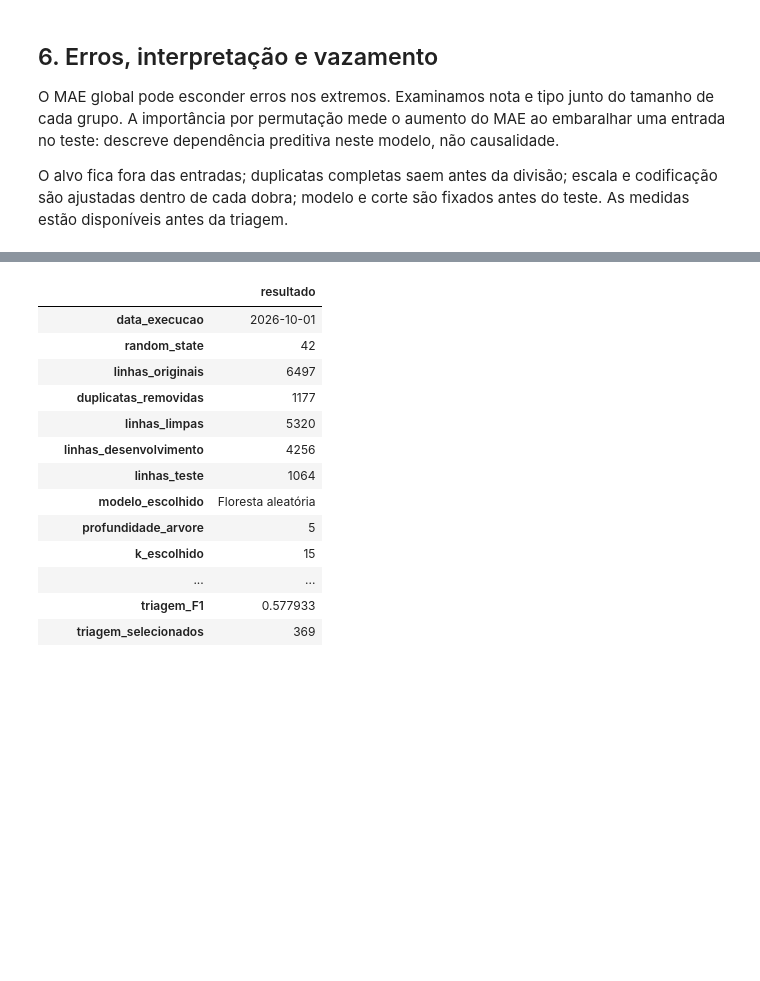
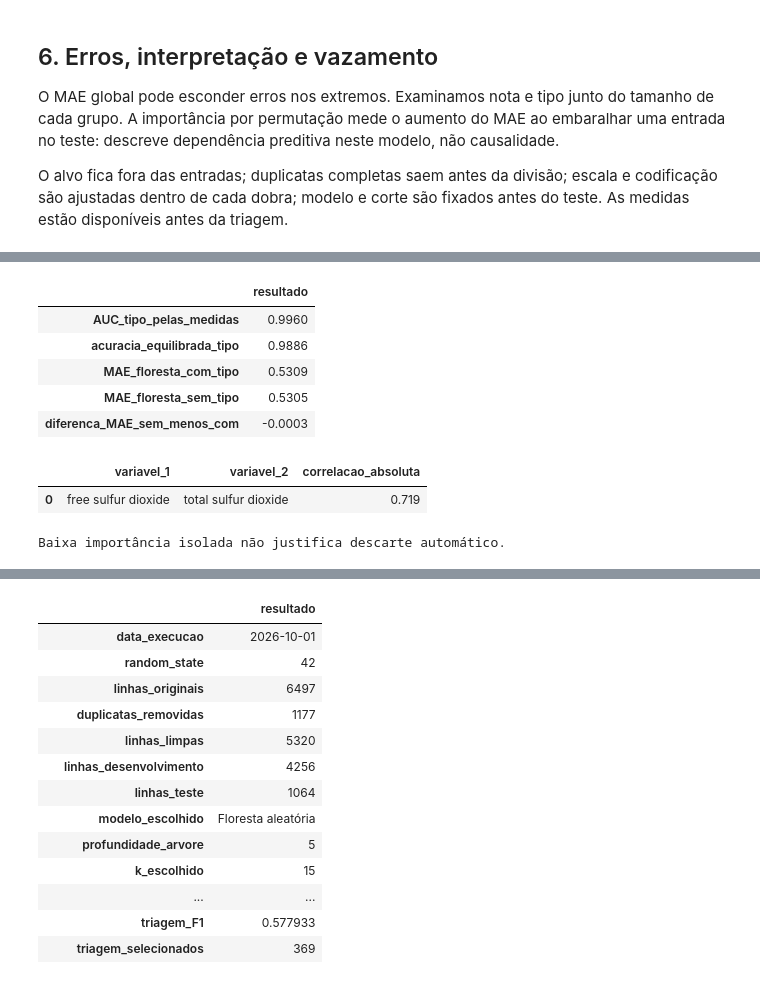
Before and after one commit to danielgilcastro/aprendizado_de_maquina, a Jupyter notebook: projeto/projeto_qualidade_vinhos_completo.ipynb, the cells around one changed output, grey strips where cells are left out. Saved outputs shown, nothing was run; the diff lists cells and outputs as text; code cells hidden in the pictures; blank space fills up the shorter version.

```diff
--- a/projeto/projeto_qualidade_vinhos_completo.ipynb
+++ b/projeto/projeto_qualidade_vinhos_completo.ipynb
@@ -545,0 +558,57 @@ plt.show()
+# %%
+from sklearn.model_selection import StratifiedKFold
+
+tipo_binario = X_desenvolvimento["wine_type"].eq("white").astype(int)
+modelo_proxy = Pipeline([
+    ("escala", StandardScaler()),
+    ("classificador", LogisticRegression(max_iter=2000)),
+])
+cv_tipo = StratifiedKFold(n_splits=5, shuffle=True, random_state=SEMENTE)
+proxy_cv = cross_validate(
+    modelo_proxy, X_desenvolvimento[COLUNAS_NUMERICAS], tipo_binario,
+    cv=cv_tipo, scoring={"AUC": "roc_auc", "acuracia_equilibrada": "balanced_accuracy"},
+    n_jobs=1,
+)
+
+floresta_sem_tipo = RandomForestRegressor(
+    n_estimators=n_arvores_escolhido, max_features=0.7,
+    random_state=SEMENTE, n_jobs=1,
+)
+sem_tipo_cv = cross_validate(
+    floresta_sem_tipo, X_desenvolvimento[COLUNAS_NUMERICAS], y_desenvolvimento,
+    cv=dobras, scoring="neg_mean_absolute_error", n_jobs=1,
+)
+mae_com_tipo = float(
+    comparacao_validacao.set_index("modelo").loc["Floresta aleatória", "MAE VC"]
+)
+mae_sem_tipo = float(-sem_tipo_cv["test_score"].mean())
+resumo_proxy = {
+    "AUC_tipo_pelas_medidas": float(proxy_cv["test_AUC"].mean()),
+    "acuracia_equilibrada_tipo": float(proxy_cv["test_acuracia_equilibrada"].mean()),
+    "MAE_floresta_com_tipo": mae_com_tipo,
+    "MAE_floresta_sem_tipo": mae_sem_tipo,
+    "diferenca_MAE_sem_menos_com": mae_sem_tipo - mae_com_tipo,
+}
+display(pd.DataFrame([resumo_proxy]).T.rename(columns={0: "resultado"}).round(4))
+
+correlacao = X_desenvolvimento[COLUNAS_NUMERICAS].corr().abs()
+pares_correlacionados = pd.DataFrame(
+    [
+        {"variavel_1": a, "variavel_2": b, "correlacao_absoluta": correlacao.loc[a, b]}
+        for i, a in enumerate(COLUNAS_NUMERICAS)
+        for b in COLUNAS_NUMERICAS[i + 1:]
+        if correlacao.loc[a, b] >= 0.70
+    ]
+).sort_values("correlacao_absoluta", ascending=False)
+display(pares_correlacionados.round(3))
+print("Baixa importância isolada não justifica descarte automático.")
+# %% [output]
+|  | resultado |
+| AUC_tipo_pelas_medidas | 0.9960 |
+| acuracia_equilibrada_tipo | 0.9886 |
+| MAE_floresta_com_tipo | 0.5309 |
+| MAE_floresta_sem_tipo | 0.5305 |
+| diferenca_MAE_sem_menos_com | -0.0003 |
+|  | variavel_1 | variavel_2 | correlacao_absoluta |
+| 0 | free sulfur dioxide | total sulfur dioxide | 0.719 |
+Baixa importância isolada não justifica descarte automático.
```
Also changed, not shown: parts of 13 cells of this notebook, 7 other files.
